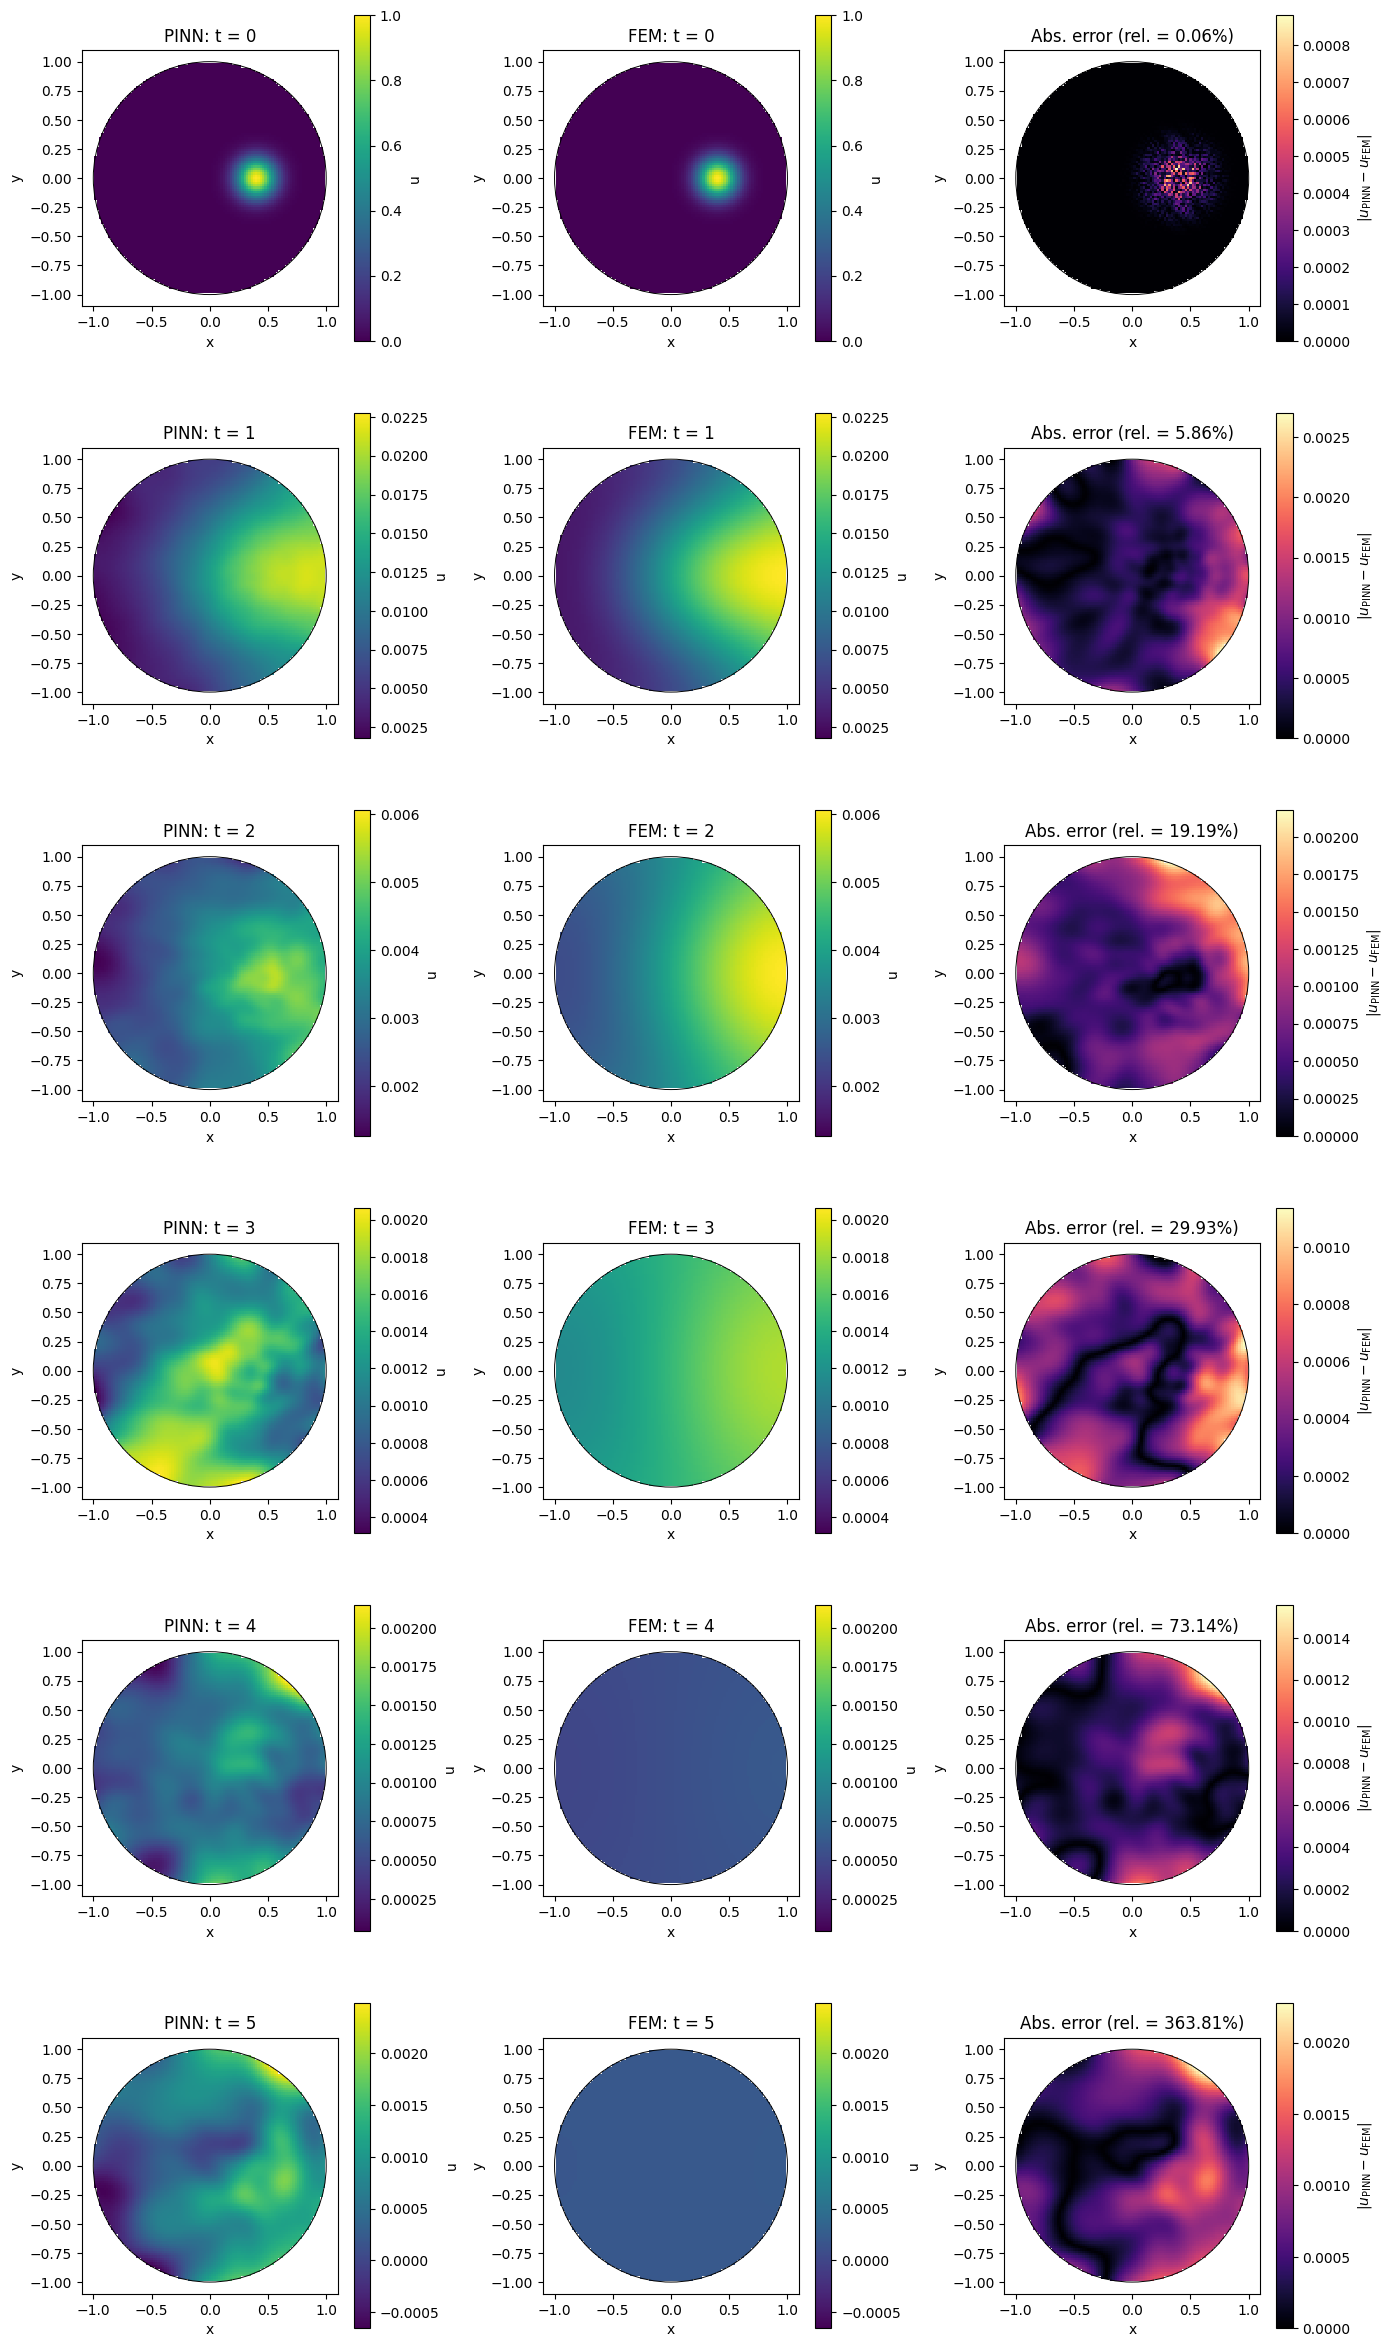
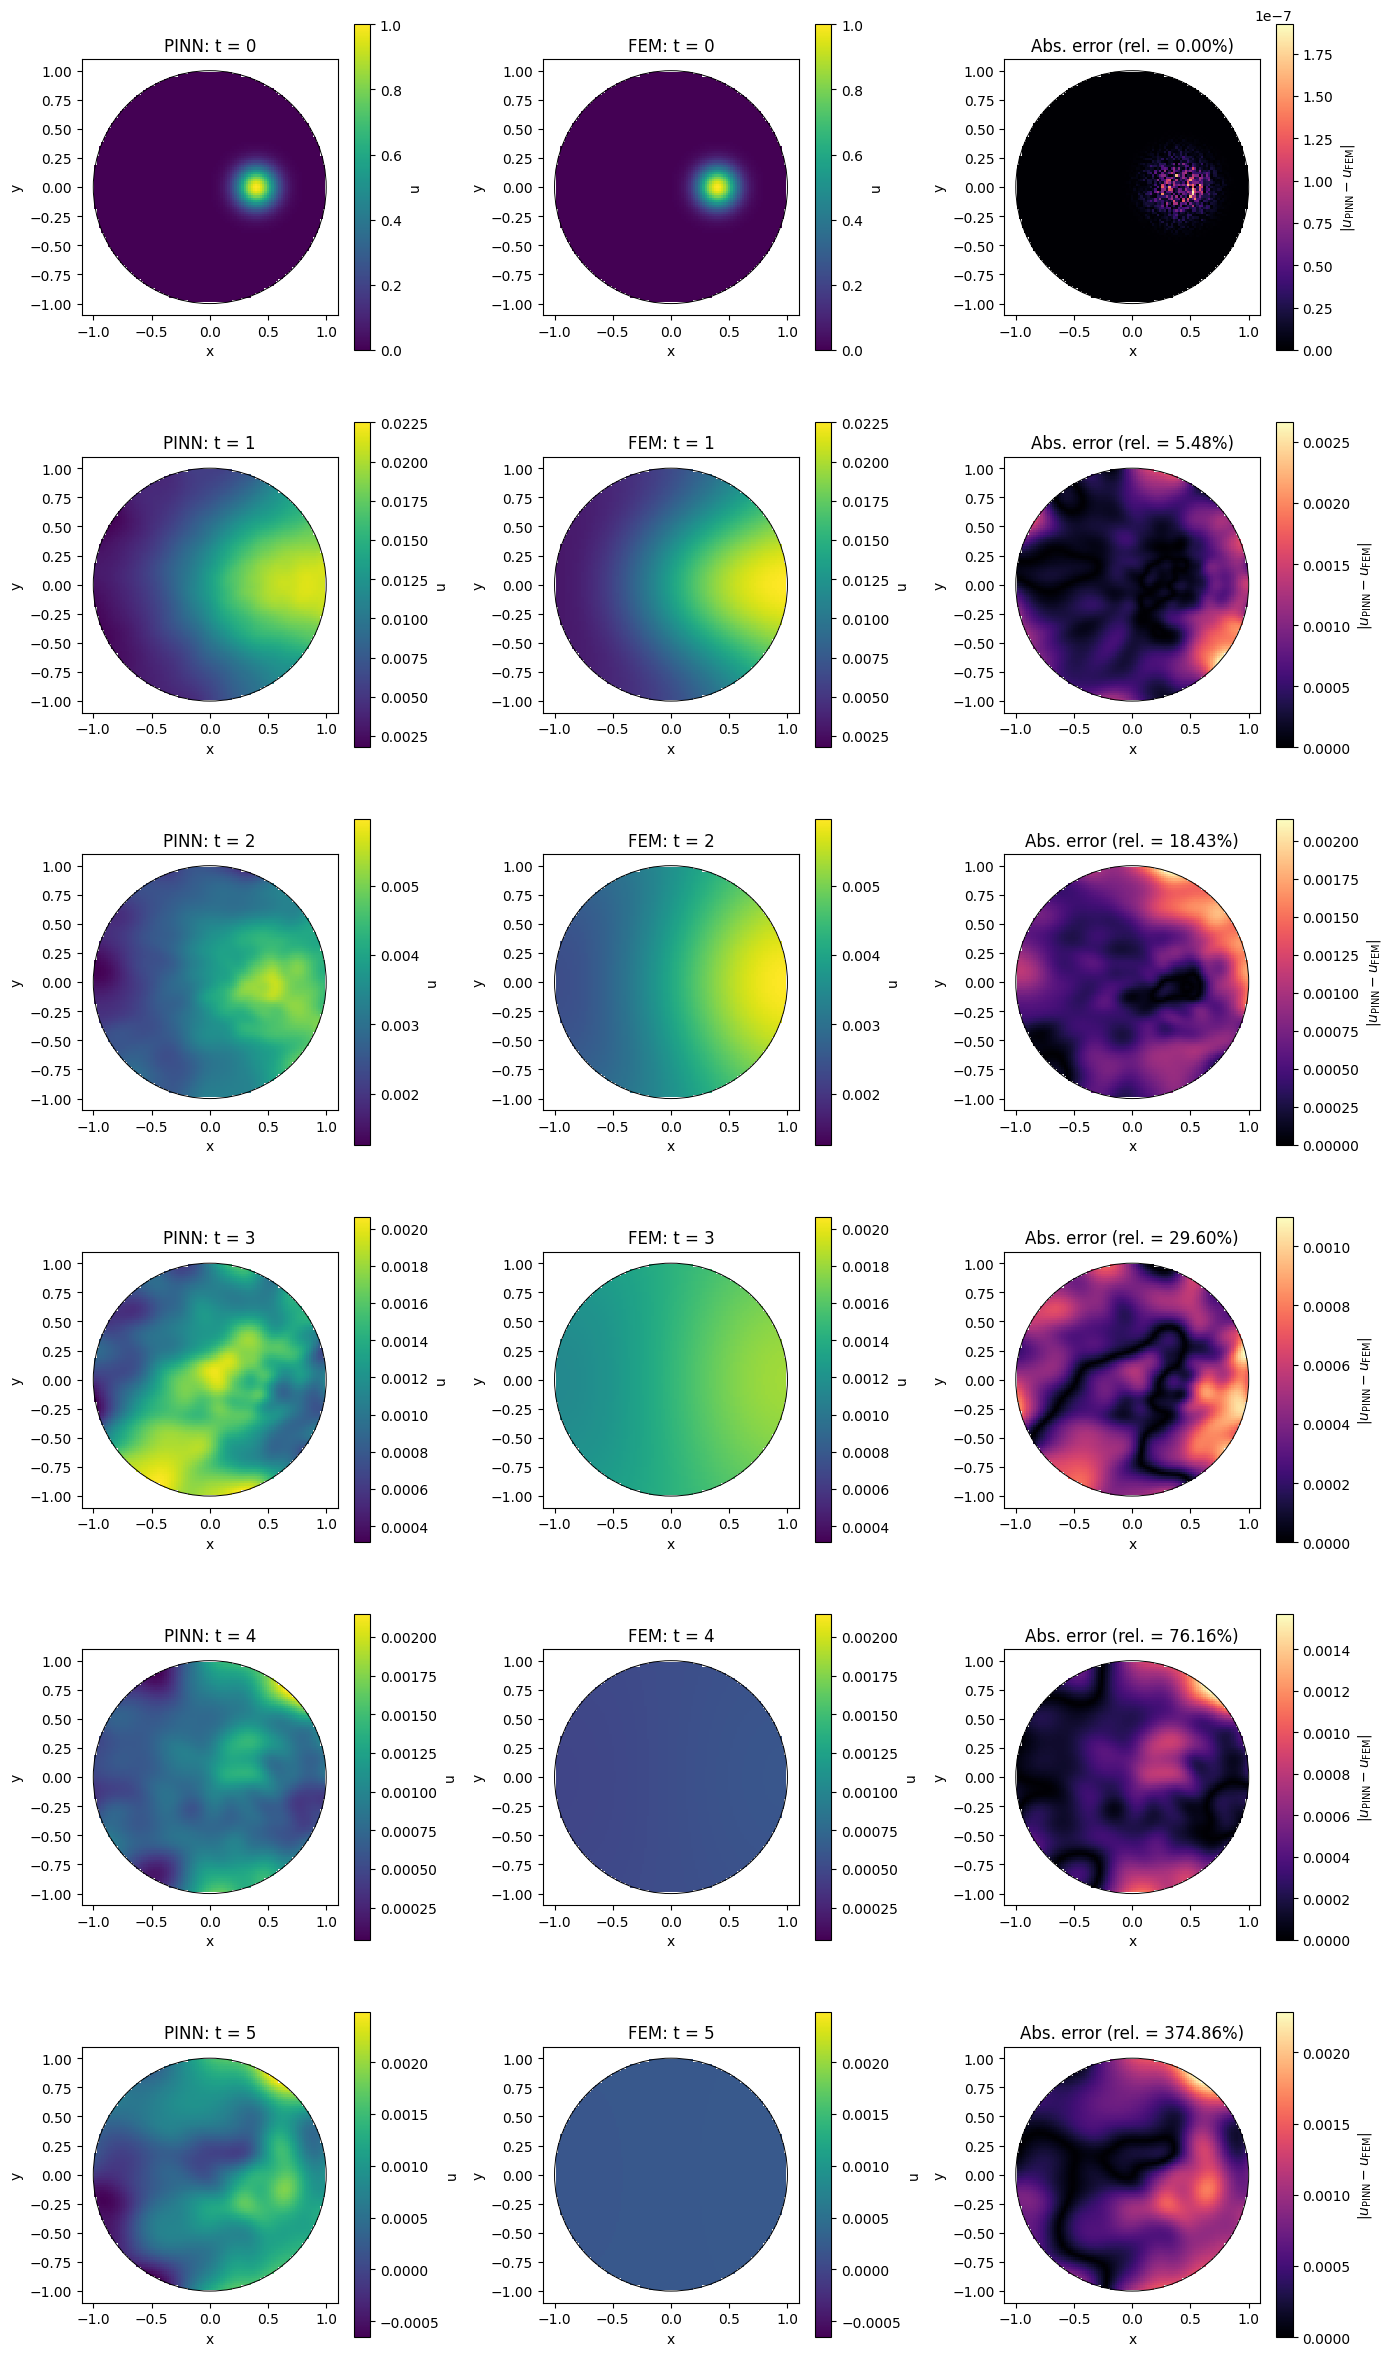
Code edit (unified diff) that turned the first committed figure into the second:
--- before
+++ after
@@ -90,4 +90,4 @@
 
 # Optional:
-# fig.savefig("comparison_results/comparison_snapshots.png",
-#             dpi=180, bbox_inches="tight")
+fig.savefig("comparison_snapshots_02_015.png",
+            dpi=180, bbox_inches="tight")

Commit: check diffusion range